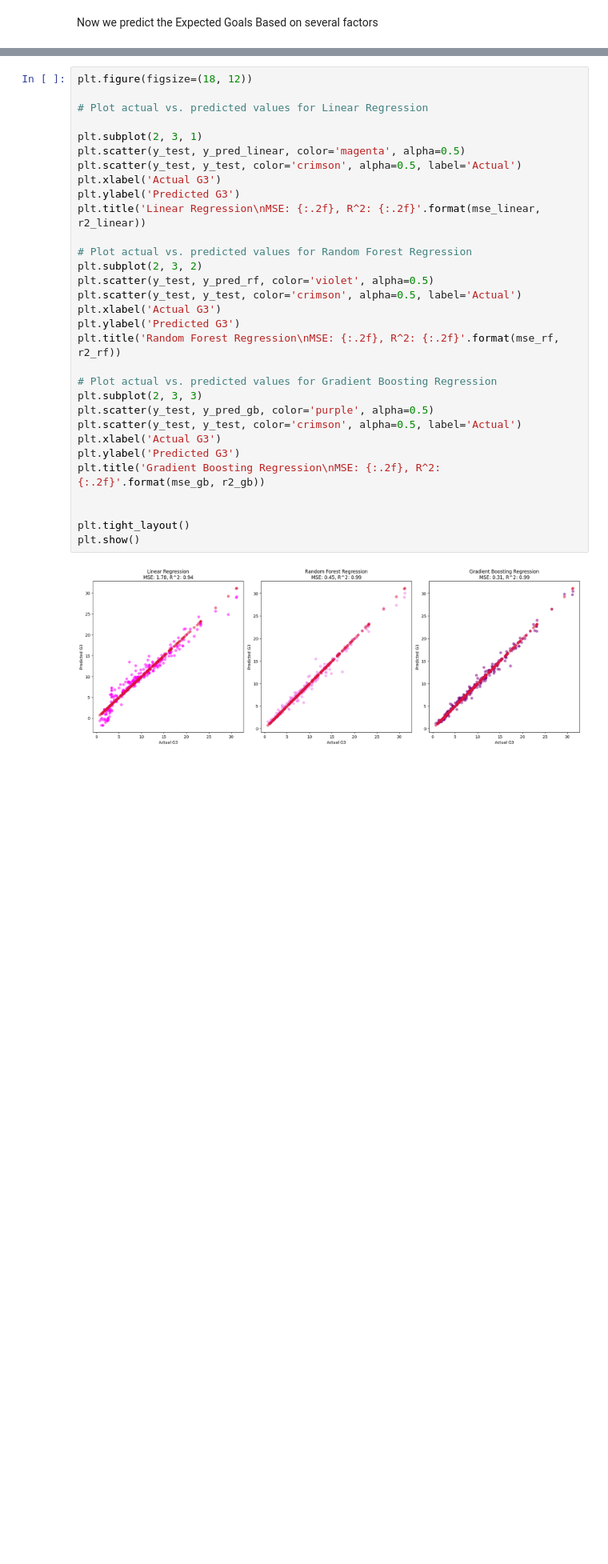
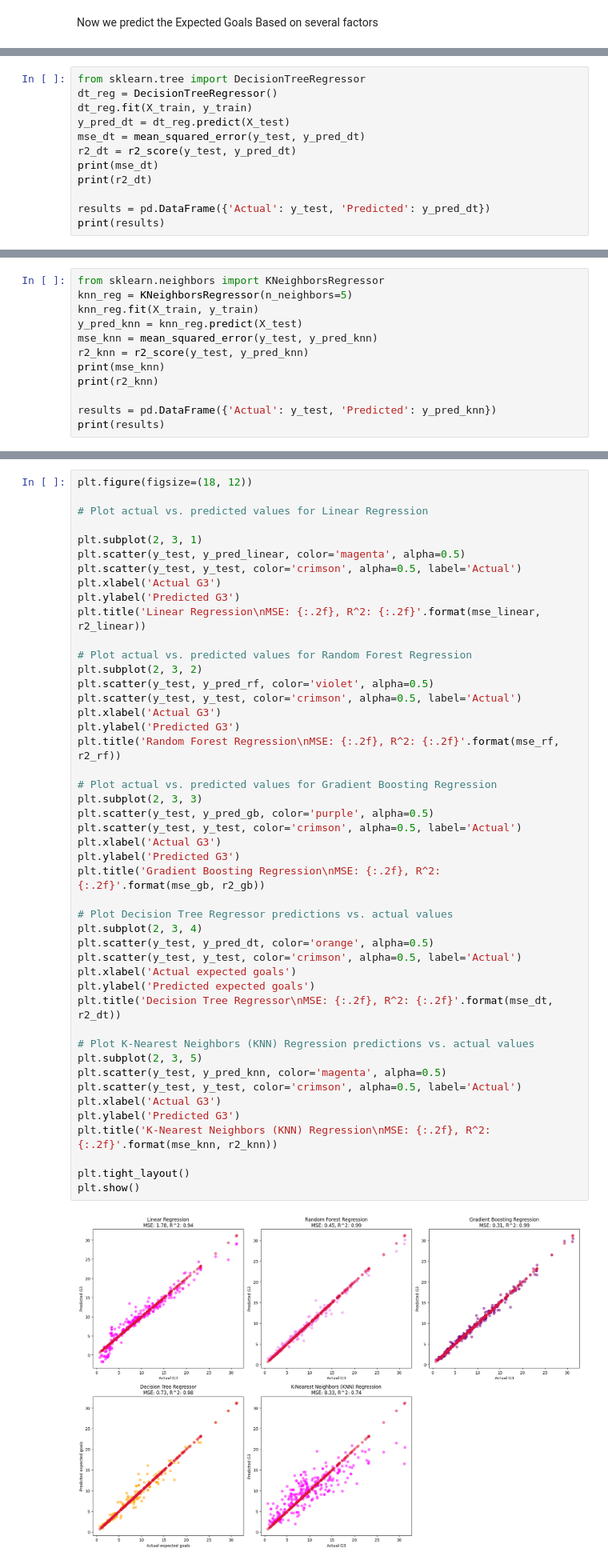
Before and after one commit to AbdelrahmanAboegela/Projects, a Jupyter notebook: Programming/Data Science/Football copy.ipynb, the cells around one changed output, grey strips where cells are left out. Shown at 80% size. Drawn from its saved outputs; the diff is of its cells as text; blank space fills up the shorter version.

```diff
--- a/Programming/Data Science/Football copy.ipynb
+++ b/Programming/Data Science/Football copy.ipynb
@@ -524,3 +515,15 @@ R-squared: 0.9902423125098047
 154    8.10   9.305690
 
 [300 rows x 2 columns]
+# %%
+from sklearn.tree import DecisionTreeRegressor
+dt_reg = DecisionTreeRegressor()
+dt_reg.fit(X_train, y_train)
+y_pred_dt = dt_reg.predict(X_test)
+mse_dt = mean_squared_error(y_test, y_pred_dt)
+r2_dt = r2_score(y_test, y_pred_dt)
+print(mse_dt)
+print(r2_dt)
+
+results = pd.DataFrame({'Actual': y_test, 'Predicted': y_pred_dt})
+print(results)
@@ -526,0 +547,12 @@ R-squared: 0.9902423125098047
+# %%
+from sklearn.neighbors import KNeighborsRegressor
+knn_reg = KNeighborsRegressor(n_neighbors=5)
+knn_reg.fit(X_train, y_train)
+y_pred_knn = knn_reg.predict(X_test)
+mse_knn = mean_squared_error(y_test, y_pred_knn)
+r2_knn = r2_score(y_test, y_pred_knn)
+print(mse_knn)
+print(r2_knn)
+
+results = pd.DataFrame({'Actual': y_test, 'Predicted': y_pred_knn})
+print(results)
@@ -529,34 +578,49 @@ plt.figure(figsize=(18, 12))
 
 # Plot actual vs. predicted values for Linear Regression
 
 plt.subplot(2, 3, 1)
 plt.scatter(y_test, y_pred_linear, color='magenta', alpha=0.5)
 plt.scatter(y_test, y_test, color='crimson', alpha=0.5, label='Actual')
 plt.xlabel('Actual G3')
 plt.ylabel('Predicted G3')
 plt.title('Linear Regression\nMSE: {:.2f}, R^2: {:.2f}'.format(mse_linear, r2_linear))
 
 # Plot actual vs. predicted values for Random Forest Regression
 plt.subplot(2, 3, 2)
 plt.scatter(y_test, y_pred_rf, color='violet', alpha=0.5)
 plt.scatter(y_test, y_test, color='crimson', alpha=0.5, label='Actual')
 plt.xlabel('Actual G3')
 plt.ylabel('Predicted G3')
 plt.title('Random Forest Regression\nMSE: {:.2f}, R^2: {:.2f}'.format(mse_rf, r2_rf))
 
 # Plot actual vs. predicted values for Gradient Boosting Regression
 plt.subplot(2, 3, 3)
 plt.scatter(y_test, y_pred_gb, color='purple', alpha=0.5)
 plt.scatter(y_test, y_test, color='crimson', alpha=0.5, label='Actual')
 plt.xlabel('Actual G3')
 plt.ylabel('Predicted G3')
 plt.title('Gradient Boosting Regression\nMSE: {:.2f}, R^2: {:.2f}'.format(mse_gb, r2_gb))
 
+# Plot Decision Tree Regressor predictions vs. actual values
+plt.subplot(2, 3, 4)
+plt.scatter(y_test, y_pred_dt, color='orange', alpha=0.5)
+plt.scatter(y_test, y_test, color='crimson', alpha=0.5, label='Actual')
+plt.xlabel('Actual expected goals')
+plt.ylabel('Predicted expected goals')
+plt.title('Decision Tree Regressor\nMSE: {:.2f}, R^2: {:.2f}'.format(mse_dt, r2_dt))
+
+# Plot K-Nearest Neighbors (KNN) Regression predictions vs. actual values
+plt.subplot(2, 3, 5)
+plt.scatter(y_test, y_pred_knn, color='magenta', alpha=0.5)
+plt.scatter(y_test, y_test, color='crimson', alpha=0.5, label='Actual')
+plt.xlabel('Actual G3')
+plt.ylabel('Predicted G3')
+plt.title('K-Nearest Neighbors (KNN) Regression\nMSE: {:.2f}, R^2: {:.2f}'.format(mse_knn, r2_knn))
 
 plt.tight_layout()
 plt.show()
 # %% [output]
-[figure, old version]
+[figure, new version]
 # %%
 models = {
     'Linear Regression': (mse_linear, r2_linear, y_pred_linear),
```
Also changed, not shown: parts of 22 cells of this notebook.
